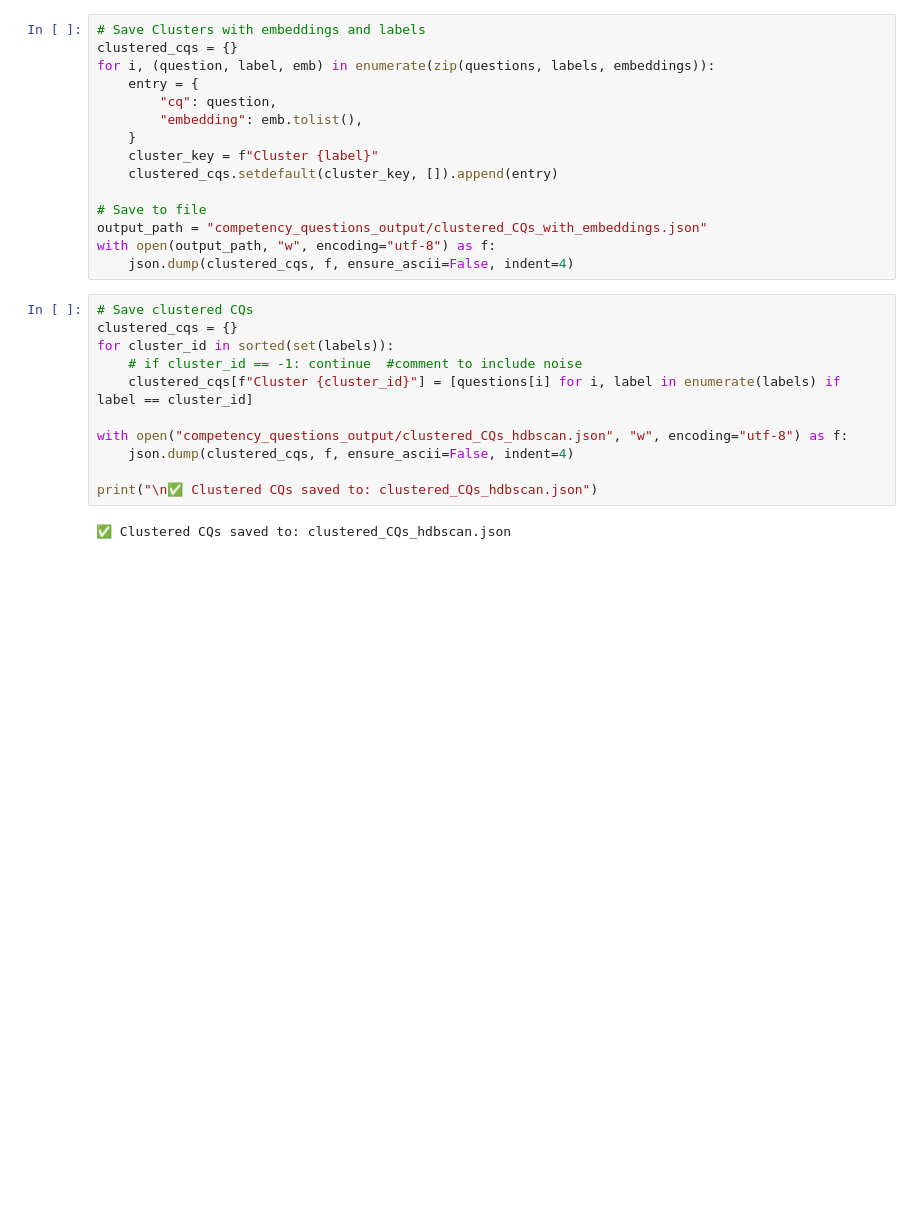
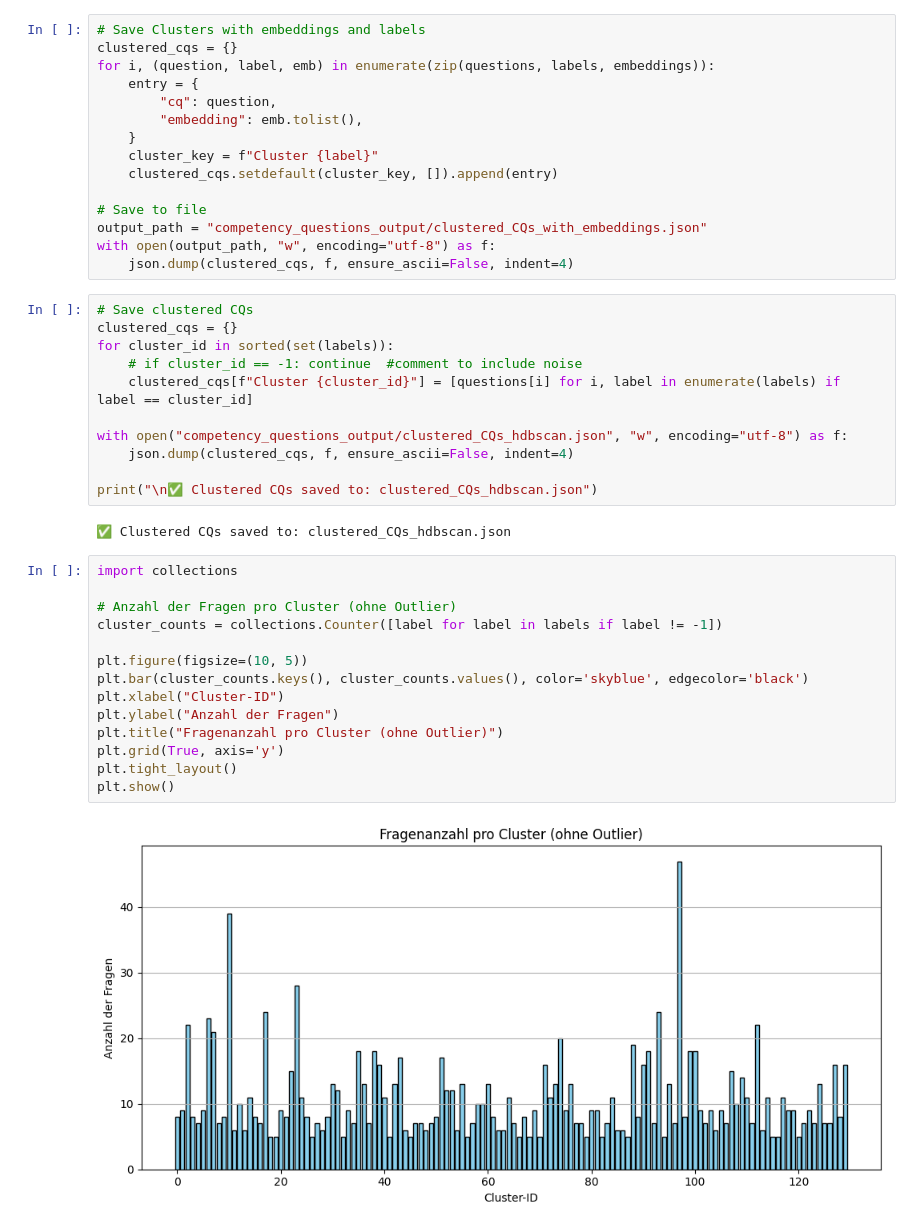
Before and after one commit to fabianstrue/CapstoneDATEV25, a Jupyter notebook: generate_CQ_clusters_hdbscan_tuned.ipynb, the cells around one changed output. Saved outputs shown, nothing was run; the diff lists cells and outputs as text; blank space fills up the shorter version.

```diff
--- a/generate_CQ_clusters_hdbscan_tuned.ipynb
+++ b/generate_CQ_clusters_hdbscan_tuned.ipynb
@@ -144,3 +144,19 @@ with open("competency_questions_output/clustered_CQs_hdbscan.json", "w", encodin
 print("\n✅ Clustered CQs saved to: clustered_CQs_hdbscan.json")
 # %% [output]
 ✅ Clustered CQs saved to: clustered_CQs_hdbscan.json
+# %%
+import collections
+
+# Anzahl der Fragen pro Cluster (ohne Outlier)
+cluster_counts = collections.Counter([label for label in labels if label != -1])
+
+plt.figure(figsize=(10, 5))
+plt.bar(cluster_counts.keys(), cluster_counts.values(), color='skyblue', edgecolor='black')
+plt.xlabel("Cluster-ID")
+plt.ylabel("Anzahl der Fragen")
+plt.title("Fragenanzahl pro Cluster (ohne Outlier)")
+plt.grid(True, axis='y')
+plt.tight_layout()
+plt.show()
+# %% [output]
+[figure, added]
```
Also changed, not shown: parts of 3 cells of this notebook, 4 other files.
